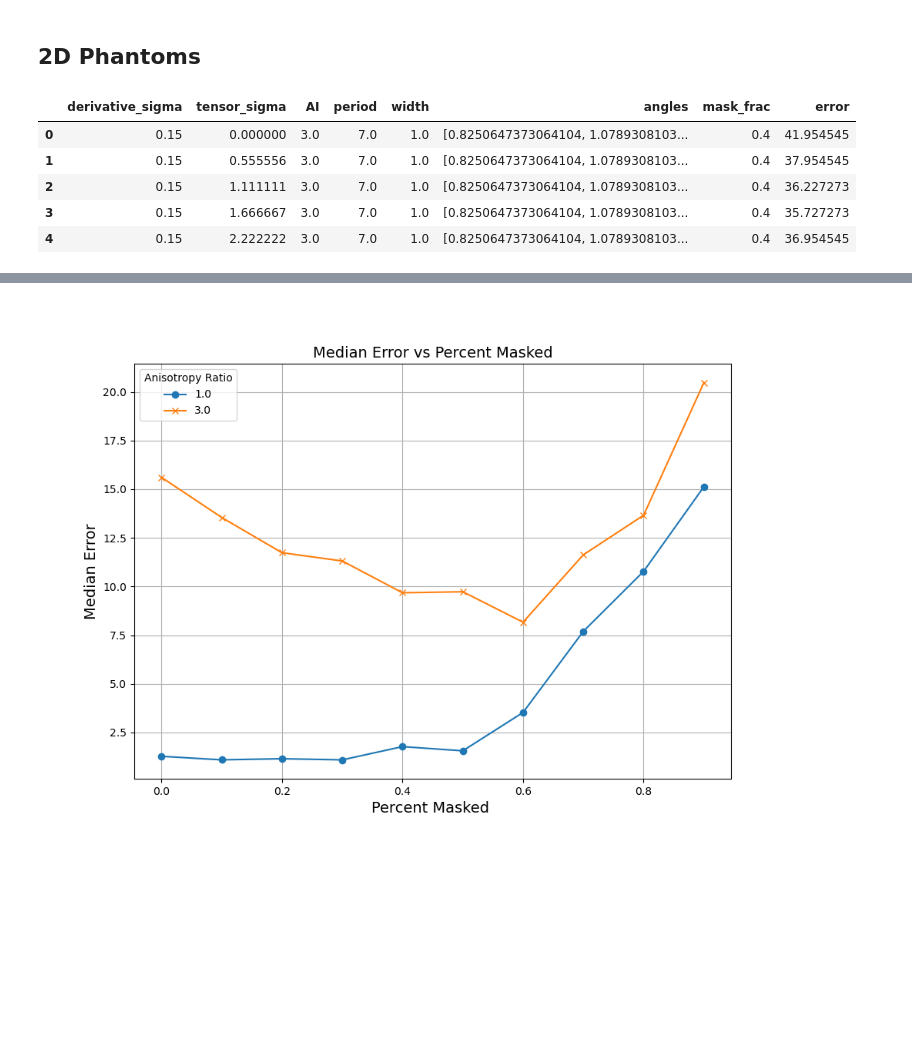
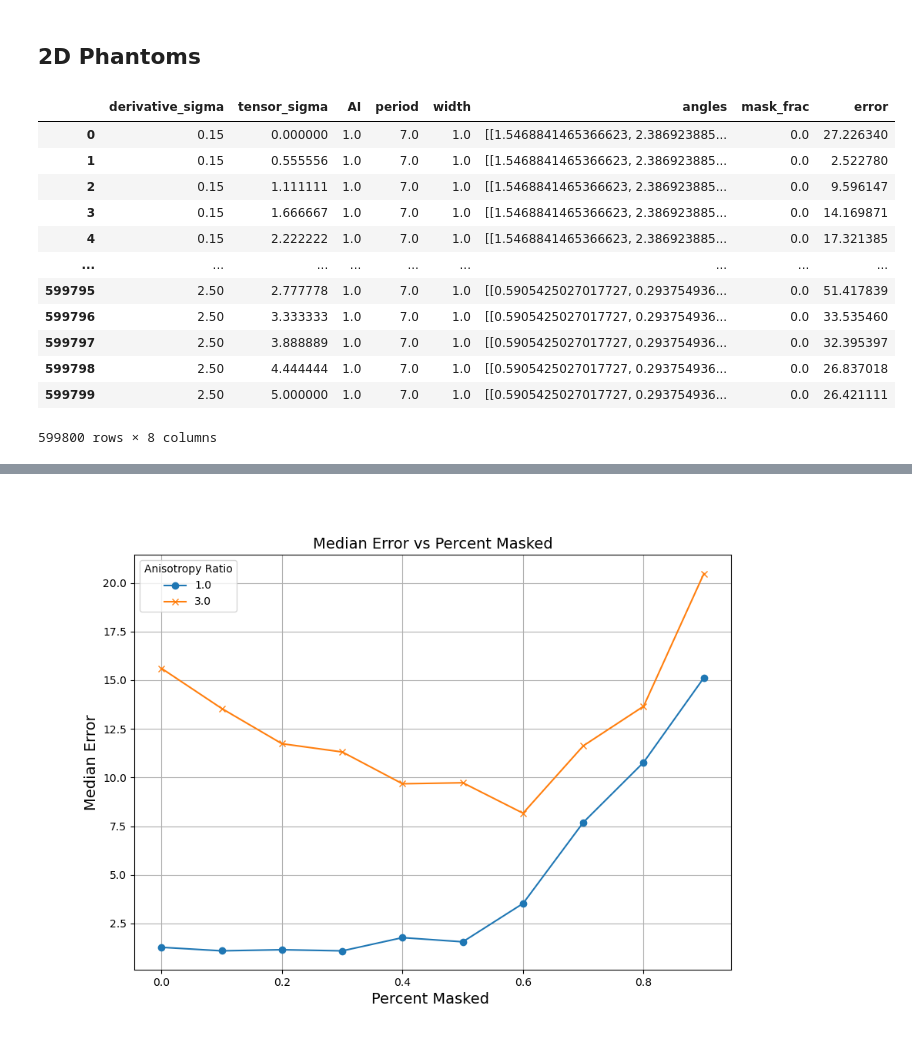
Before and after one commit to BrysonGray/structure_tensor_validation, a Jupyter notebook: notebooks/phantom_analysis_figs.ipynb, the cells around one changed output, grey strips where cells are left out. Saved outputs shown, nothing was run; the diff lists cells and outputs as text; code cells hidden in the pictures; blank space fills up the shorter version.

```diff
--- a/notebooks/phantom_analysis_figs.ipynb
+++ b/notebooks/phantom_analysis_figs.ipynb
@@ -40,7 +41,7 @@ w_sigmas = np.linspace(start=0.0, stop=5.0, num=10)
 # %% [markdown]
 ## Variable noise analysis
 # %%
-errors_path = "/home/brysongray/bmap/fibermetric/st_validation/sta_2d_var_noise_out"
+errors_path = "/home/brysongray/bmap/fibermetric/st_validation/sta_3d_var_noise_out"
 # errors_path = "/nafs/dtward/bryson/fibermetric/st_validation/sta_2d_out_7-25-24"
 
 errors_files = os.listdir(errors_path)
@@ -394,14 +588,21 @@ for file in errors_files:
 
 combined_dataframe = pd.concat(all_dataframes, ignore_index=True)
 # %%
-combined_dataframe[:5]
+combined_dataframe
 # %% [output]
 |  | derivative_sigma | tensor_sigma | AI | period | width | angles | mask_frac | error |
-| 0 | 0.15 | 0.000000 | 3.0 | 7.0 | 1.0 | [0.8250647373064104, 1.0789308103... | 0.4 | 41.954545 |
-| 1 | 0.15 | 0.555556 | 3.0 | 7.0 | 1.0 | [0.8250647373064104, 1.0789308103... | 0.4 | 37.954545 |
-| 2 | 0.15 | 1.111111 | 3.0 | 7.0 | 1.0 | [0.8250647373064104, 1.0789308103... | 0.4 | 36.227273 |
-| 3 | 0.15 | 1.666667 | 3.0 | 7.0 | 1.0 | [0.8250647373064104, 1.0789308103... | 0.4 | 35.727273 |
-| 4 | 0.15 | 2.222222 | 3.0 | 7.0 | 1.0 | [0.8250647373064104, 1.0789308103... | 0.4 | 36.954545 |
+| 0 | 0.15 | 0.000000 | 1.0 | 7.0 | 1.0 | [[1.5468841465366623, 2.386923885... | 0.0 | 27.226340 |
+| 1 | 0.15 | 0.555556 | 1.0 | 7.0 | 1.0 | [[1.5468841465366623, 2.386923885... | 0.0 | 2.522780 |
+| 2 | 0.15 | 1.111111 | 1.0 | 7.0 | 1.0 | [[1.5468841465366623, 2.386923885... | 0.0 | 9.596147 |
+| 3 | 0.15 | 1.666667 | 1.0 | 7.0 | 1.0 | [[1.5468841465366623, 2.386923885... | 0.0 | 14.169871 |
+| 4 | 0.15 | 2.222222 | 1.0 | 7.0 | 1.0 | [[1.5468841465366623, 2.386923885... | 0.0 | 17.321385 |
+| ... | ... | ... | ... | ... | ... | ... | ... | ... |
+| 599795 | 2.50 | 2.777778 | 1.0 | 7.0 | 1.0 | [[0.5905425027017727, 0.293754936... | 0.0 | 51.417839 |
+| 599796 | 2.50 | 3.333333 | 1.0 | 7.0 | 1.0 | [[0.5905425027017727, 0.293754936... | 0.0 | 33.535460 |
+| 599797 | 2.50 | 3.888889 | 1.0 | 7.0 | 1.0 | [[0.5905425027017727, 0.293754936... | 0.0 | 32.395397 |
+| 599798 | 2.50 | 4.444444 | 1.0 | 7.0 | 1.0 | [[0.5905425027017727, 0.293754936... | 0.0 | 26.837018 |
+| 599799 | 2.50 | 5.000000 | 1.0 | 7.0 | 1.0 | [[0.5905425027017727, 0.293754936... | 0.0 | 26.421111 |
+599800 rows × 8 columns
 # %%
 # median over angles
 median_error_over_angle_AI1 = combined_dataframe[combined_dataframe["AI"]==1.0].groupby(['derivative_sigma', 'tensor_sigma', 'mask_frac'], as_index=False)['error'].median()
```
Also changed, not shown: parts of 23 cells of this notebook, 5 other files.
